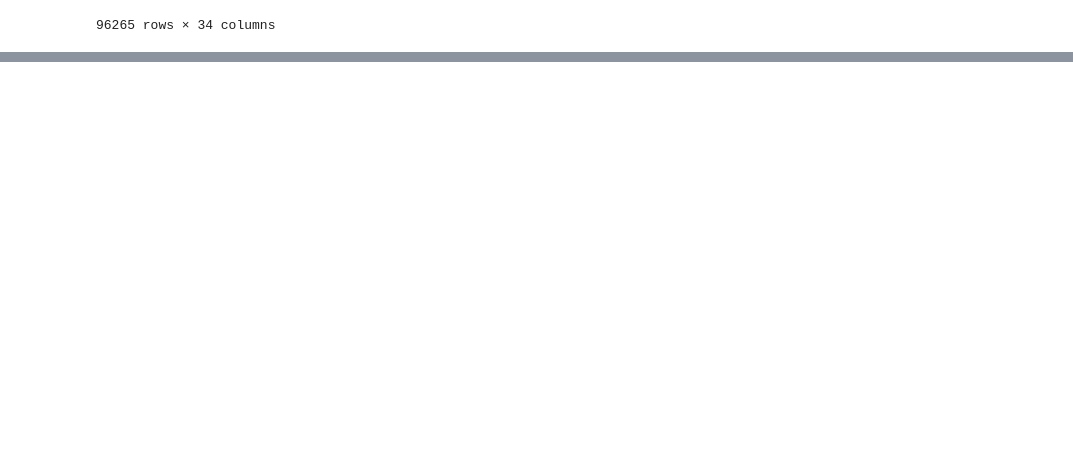
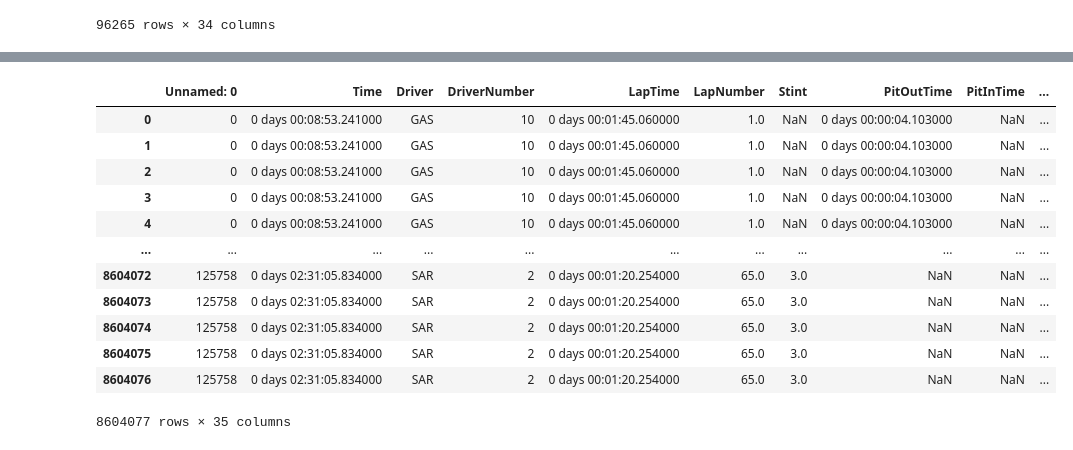
Before and after one commit to le-dav/f1-binottor, a Jupyter notebook: notebooks/top_pilots.ipynb, the cells around one changed output, grey strips where cells are left out. Saved outputs shown, nothing was run; the diff lists cells and outputs as text; code cells hidden in the pictures; blank space fills up the shorter version.

```diff
--- a/notebooks/top_pilots.ipynb
+++ b/notebooks/top_pilots.ipynb
@@ -119,0 +225,5 @@ top_15_df
+# %%
+df = pd.read_csv('../raw_data/laps.csv')
+df['LocationYear'] = df['Location'] + ' ' + df['Year'].astype(str)
+pilots = df[['Driver','Position','LocationYear','LapNumber']]
+pilots
@@ -119,0 +244,17 @@ top_15_df
+# %%
+merged_df = df.merge(pilots[['LocationYear', 'Driver']], on=['LocationYear', 'Driver'], how='inner')
+merged_df
+# %% [output]
+|  | Unnamed: 0 | Time | Driver | DriverNumber | LapTime | LapNumber | Stint | PitOutTime | PitInTime | ... |
+| 0 | 0 | 0 days 00:08:53.241000 | GAS | 10 | 0 days 00:01:45.060000 | 1.0 | NaN | 0 days 00:00:04.103000 | NaN | ... |
+| 1 | 0 | 0 days 00:08:53.241000 | GAS | 10 | 0 days 00:01:45.060000 | 1.0 | NaN | 0 days 00:00:04.103000 | NaN | ... |
+| 2 | 0 | 0 days 00:08:53.241000 | GAS | 10 | 0 days 00:01:45.060000 | 1.0 | NaN | 0 days 00:00:04.103000 | NaN | ... |
+| 3 | 0 | 0 days 00:08:53.241000 | GAS | 10 | 0 days 00:01:45.060000 | 1.0 | NaN | 0 days 00:00:04.103000 | NaN | ... |
+| 4 | 0 | 0 days 00:08:53.241000 | GAS | 10 | 0 days 00:01:45.060000 | 1.0 | NaN | 0 days 00:00:04.103000 | NaN | ... |
+| ... | ... | ... | ... | ... | ... | ... | ... | ... | ... | ... |
+| 8604072 | 125758 | 0 days 02:31:05.834000 | SAR | 2 | 0 days 00:01:20.254000 | 65.0 | 3.0 | NaN | NaN | ... |
+| 8604073 | 125758 | 0 days 02:31:05.834000 | SAR | 2 | 0 days 00:01:20.254000 | 65.0 | 3.0 | NaN | NaN | ... |
+| 8604074 | 125758 | 0 days 02:31:05.834000 | SAR | 2 | 0 days 00:01:20.254000 | 65.0 | 3.0 | NaN | NaN | ... |
+| 8604075 | 125758 | 0 days 02:31:05.834000 | SAR | 2 | 0 days 00:01:20.254000 | 65.0 | 3.0 | NaN | NaN | ... |
+| 8604076 | 125758 | 0 days 02:31:05.834000 | SAR | 2 | 0 days 00:01:20.254000 | 65.0 | 3.0 | NaN | NaN | ... |
+8604077 rows × 35 columns
```
Also changed, not shown: parts of 15 cells of this notebook, 1 other file.
